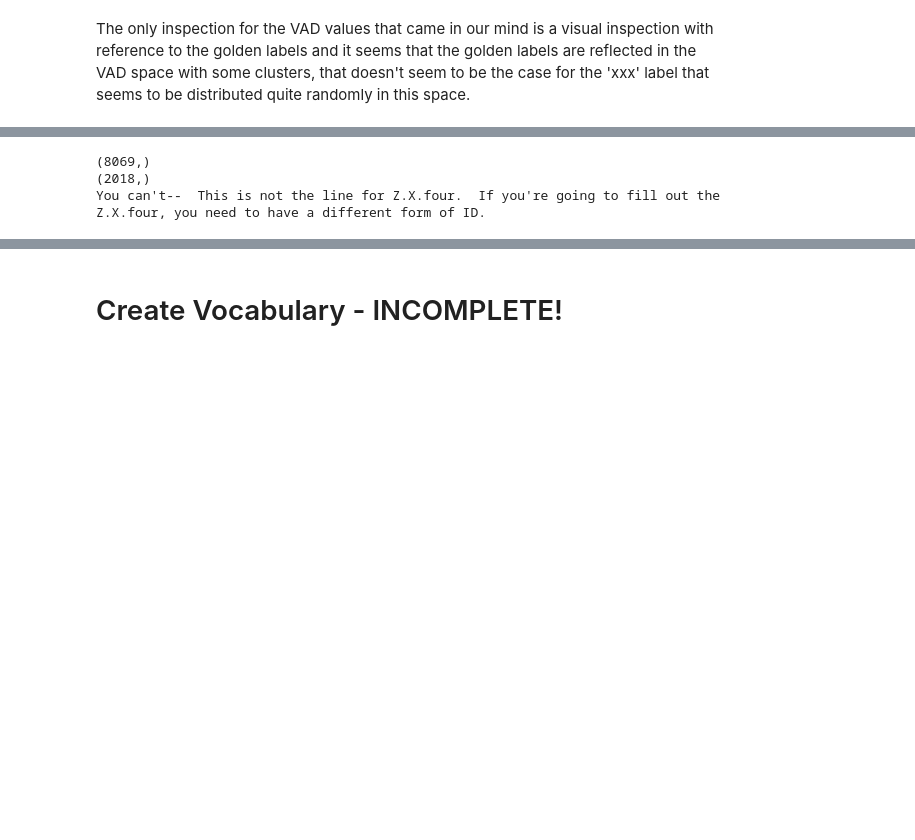
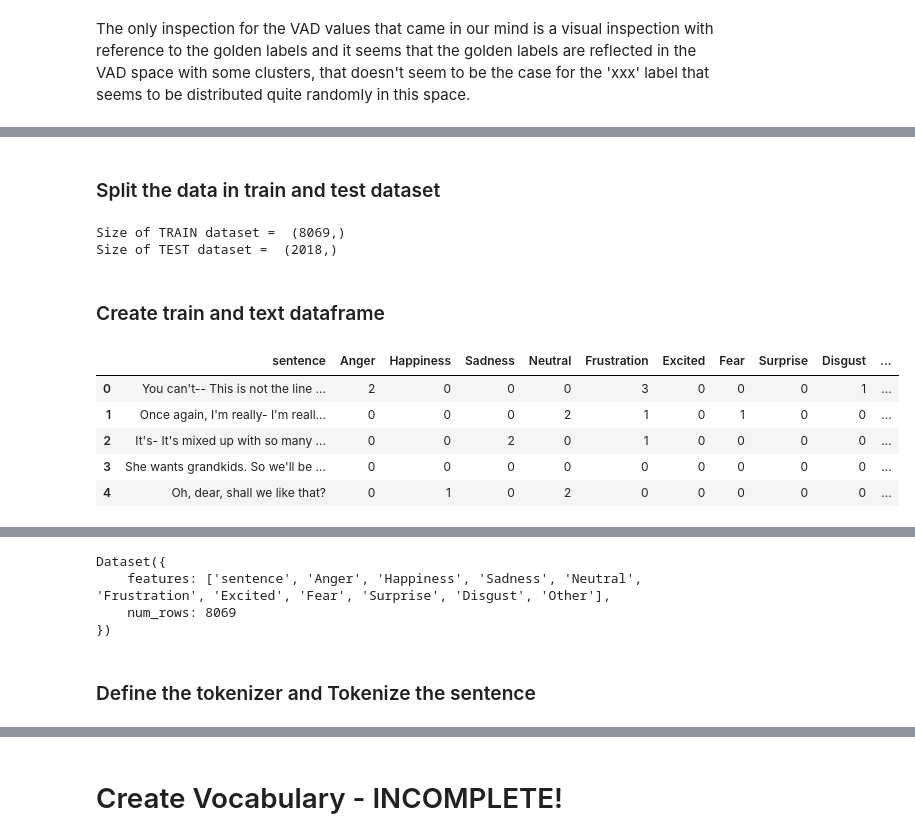
Before and after one commit to eskinderit/A-comparison-of-small-and-large-uni-multi-modal-language-models-for-sentiment-analysis-, a Jupyter notebook: text-emotion.ipynb, the cells around one changed output, grey strips where cells are left out. Saved outputs shown, nothing was run; the diff lists cells and outputs as text; code cells hidden in the pictures; blank space fills up the shorter version.

```diff
--- a/text-emotion.ipynb
+++ b/text-emotion.ipynb
@@ -257,14 +266,44 @@ for i in range(10):
+# %% [markdown]
+### Split the data in train and test dataset
 # %%
 # Split the data in to train and test
 
-from sklearn.model_selection import train_test_split, StratifiedKFold
+from sklearn.model_selection import train_test_split
 
-X_train, X_test, y_train, y_text = train_test_split(df.sentence.values, df.emotion.values, test_size=0.2, shuffle=True, random_state=42)
+text = df.sentence; emotion = df.emotion
 
-print(X_train.shape)
-print(X_test.shape)
-print(X_train[0])
+X_train, X_test, y_train, y_text = train_test_split(text, emotion, test_size=0.2, shuffle=True, random_state=42)
+
+print('Size of TRAIN dataset = ', X_train.shape)
+print('Size of TEST dataset = ', X_test.shape)
 # %% [output]
-(8069,)
-(2018,)
-You can't--  This is not the line for Z.X.four.  If you're going to fill out the Z.X.four, you need to have a different form of ID.
+Size of TRAIN dataset =  (8069,)
+Size of TEST dataset =  (2018,)
+# %% [markdown]
+### Create train and text dataframe
+# %%
+target_labels = df.columns[8:].tolist()
+#print('Targets: ', *target_labels)
+#print()
+
+train_df = df.loc[X_train.index, ['sentence'] + target_labels].reset_index(drop=True)
+display(train_df.head())
+
+test_df = df.loc[X_test.index, ['sentence'] + target_labels].reset_index(drop=True)
+display(test_df.head())
+
+#  Load the dataframe as a dataset
+
+from datasets import Dataset
+
+dataset_train = Dataset.from_pandas(train_df)
+dataset_test = Dataset.from_pandas(test_df)
+
+dataset_train
+# %% [output]
+|  | sentence | Anger | Happiness | Sadness | Neutral | Frustration | Excited | Fear | Surprise | Disgust | ... |
+| 0 | You can't-- This is not the line ... | 2 | 0 | 0 | 0 | 3 | 0 | 0 | 0 | 1 | ... |
+| 1 | Once again, I'm really- I'm reall... | 0 | 0 | 0 | 2 | 1 | 0 | 1 | 0 | 0 | ... |
+| 2 | It's- It's mixed up with so many ... | 0 | 0 | 2 | 0 | 1 | 0 | 0 | 0 | 0 | ... |
+| 3 | She wants grandkids. So we'll be ... | 0 | 0 | 0 | 0 | 0 | 0 | 0 | 0 | 0 | ... |
+| 4 | Oh, dear, shall we like that? | 0 | 1 | 0 | 2 | 0 | 0 | 0 | 0 | 0 | ... |
@@ -270,0 +316,6 @@ You can't--  This is not the line for Z.X.four.  If you're going to fill out the
+Dataset({
+    features: ['sentence', 'Anger', 'Happiness', 'Sadness', 'Neutral', 'Frustration', 'Excited', 'Fear', 'Surprise', 'Disgust', 'Other'],
+    num_rows: 8069
+})
+# %% [markdown]
+### Define the tokenizer and Tokenize the sentence
```
Also changed, not shown: parts of 19 cells of this notebook.
